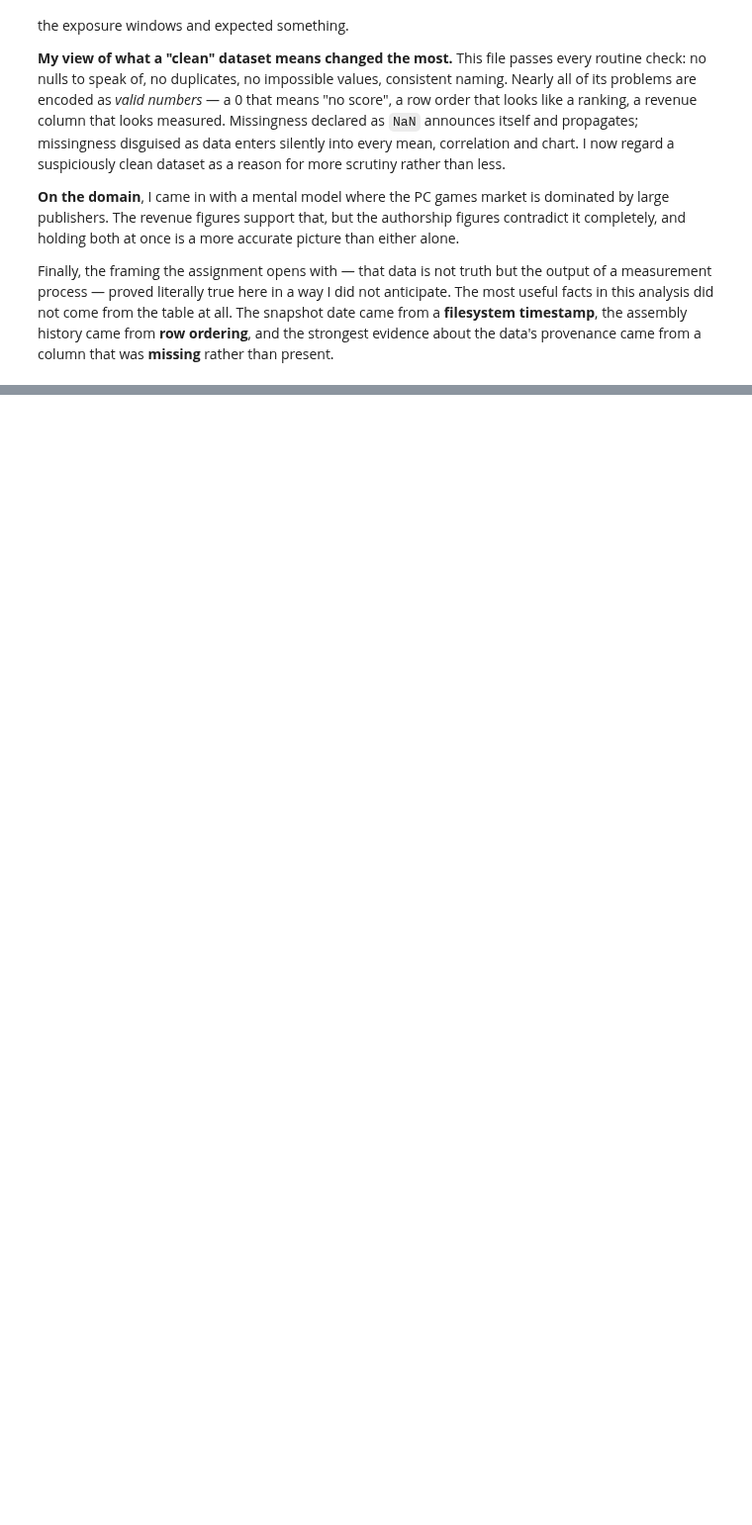
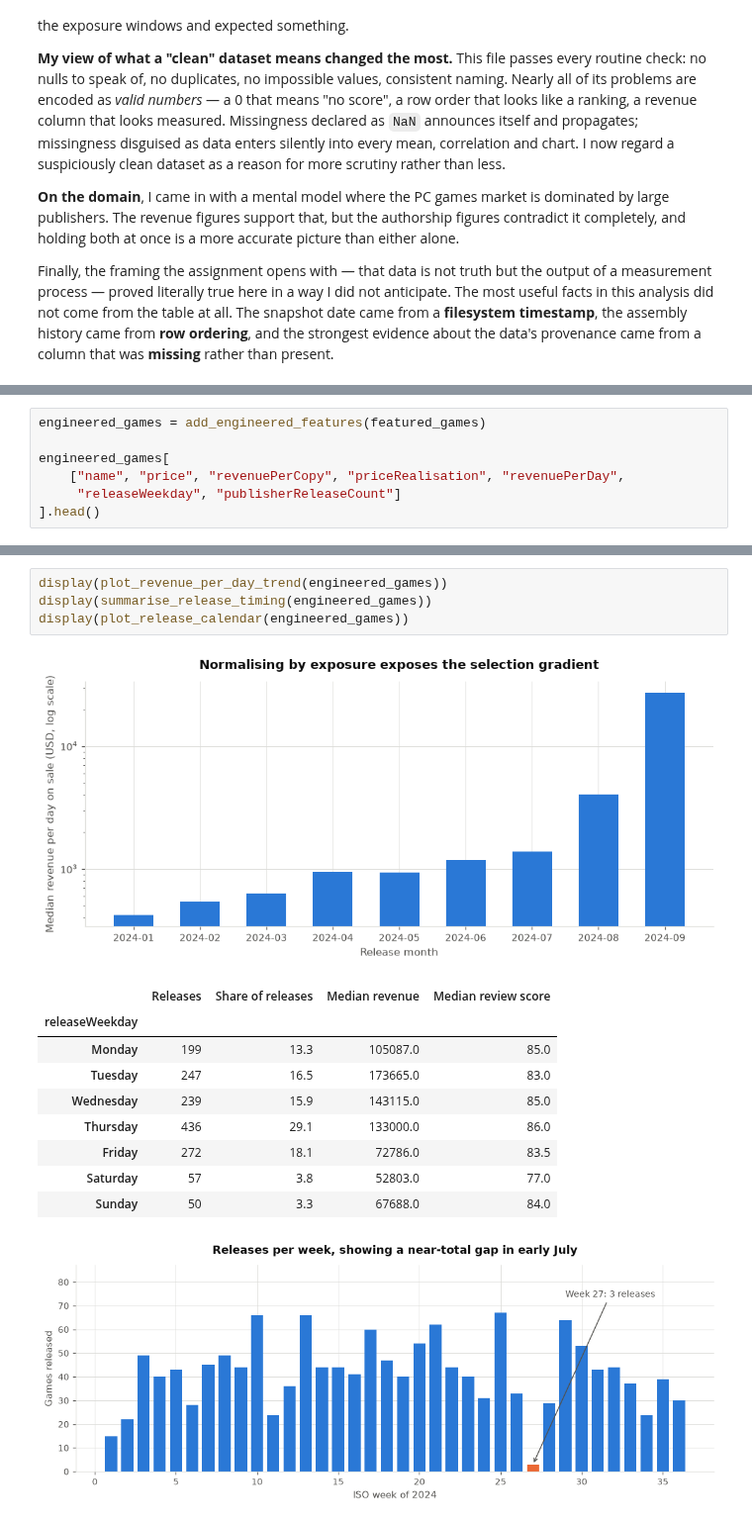
Before and after one commit to shonmazon/Data_Science, a Jupyter notebook: assignment1-eda/notebooks/steam_2024_eda.ipynb, the cells around one changed output, grey strips where cells are left out. Shown at 99% size. Cells and saved outputs as stored; diff of their text form; blank space fills up the shorter version.

```diff
--- a/assignment1-eda/notebooks/steam_2024_eda.ipynb
+++ b/assignment1-eda/notebooks/steam_2024_eda.ipynb
@@ -1959,0 +1964,7 @@ provenance came from a column that was **missing** rather than present.
+# %%
+engineered_games = add_engineered_features(featured_games)
+
+engineered_games[
+    ["name", "price", "revenuePerCopy", "priceRealisation", "revenuePerDay",
+     "releaseWeekday", "publisherReleaseCount"]
+].head()
@@ -1959,0 +2016,16 @@ provenance came from a column that was **missing** rather than present.
+# %%
+display(plot_revenue_per_day_trend(engineered_games))
+display(summarise_release_timing(engineered_games))
+display(plot_release_calendar(engineered_games))
+# %% [output]
+[figure, added]
+|  | Releases | Share of releases | Median revenue | Median review score |
+| releaseWeekday |  |  |  |  |
+| Monday | 199 | 13.3 | 105087.0 | 85.0 |
+| Tuesday | 247 | 16.5 | 173665.0 | 83.0 |
+| Wednesday | 239 | 15.9 | 143115.0 | 85.0 |
+| Thursday | 436 | 29.1 | 133000.0 | 86.0 |
+| Friday | 272 | 18.1 | 72786.0 | 83.5 |
+| Saturday | 57 | 3.8 | 52803.0 | 77.0 |
+| Sunday | 50 | 3.3 | 67688.0 | 84.0 |
+[figure, added]
```
Also changed, not shown: parts of 10 cells of this notebook, 3 other files.
